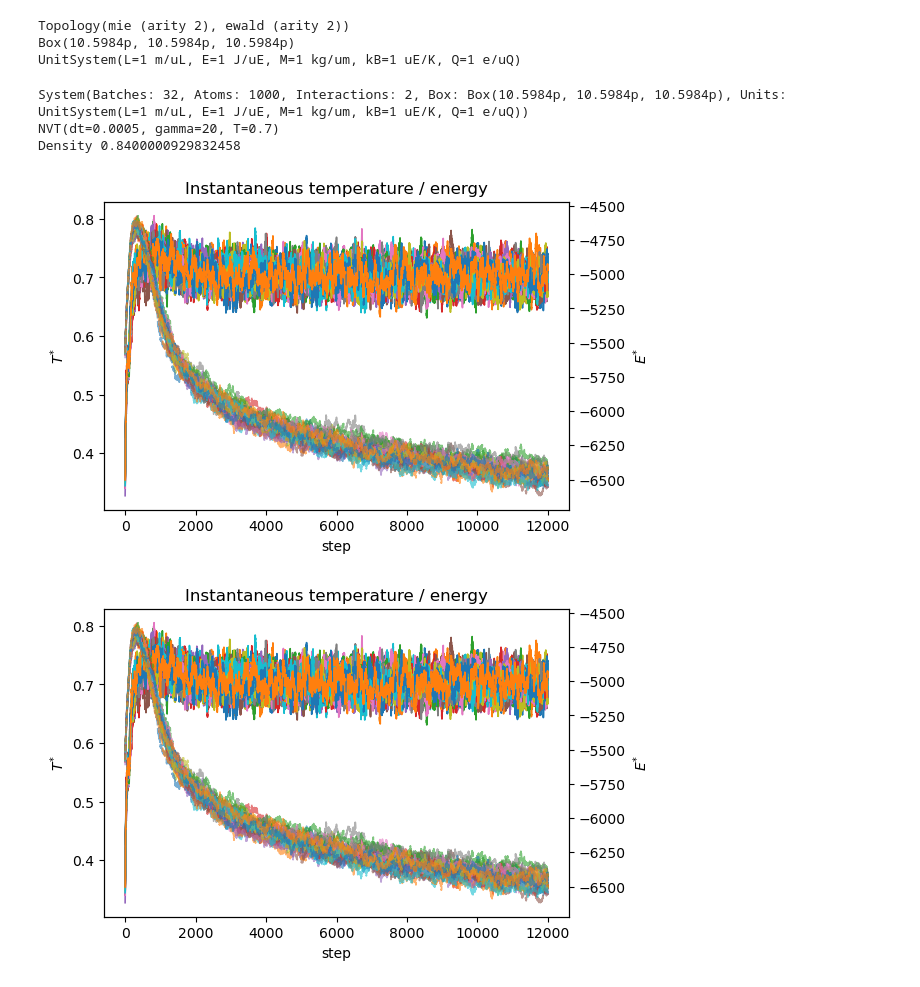
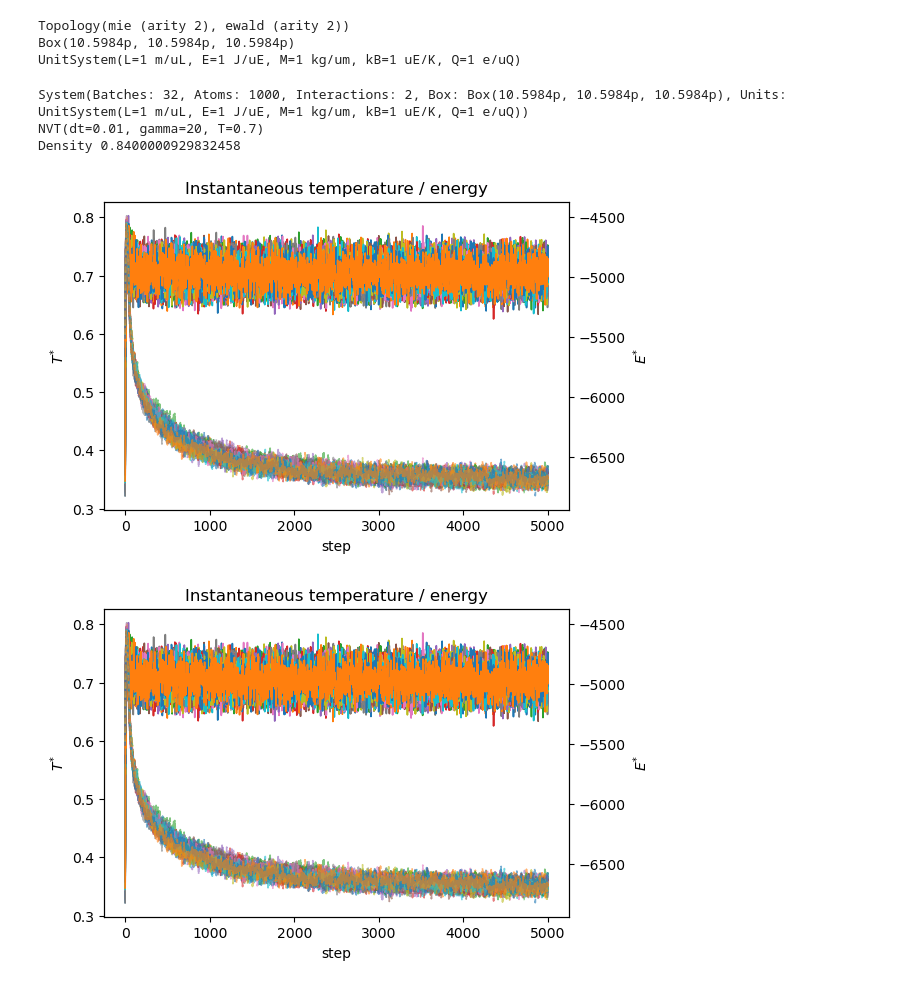
Before and after one commit to WinstonWinstonWinston/SPARK, a Jupyter notebook: examples/EwaldMoltenSalt/MoltenSalt.ipynb, the cells around one changed output. Cells and saved outputs as stored; diff of their text form; code cells hidden in the pictures.

```diff
--- a/examples/EwaldMoltenSalt/MoltenSalt.ipynb
+++ b/examples/EwaldMoltenSalt/MoltenSalt.ipynb
@@ -95,16 +95,16 @@ S = sys.System(pos, mom, mass, top, b, energy_dict, u, node_features)
 S.compile_force_fn()
 print(S)
 dt = 0.005
-integrator = NVT(0.0005,1/(10*dt),0.7)
+integrator = NVT(0.01,1/(10*dt),0.7)
 print(integrator)
 
 print(f"Density {(len(pos[0])/b.volume).item()}")
 # %% [output]
 System(Batches: 32, Atoms: 1000, Interactions: 2, Box: Box(10.5984p, 10.5984p, 10.5984p), Units: UnitSystem(L=1 m/uL, E=1 J/uE, M=1 kg/um, kB=1 uE/K, Q=1 e/uQ))
-NVT(dt=0.0005, gamma=20, T=0.7)
+NVT(dt=0.01, gamma=20, T=0.7)
 Density 0.8400000929832458
 # %%
-steps, eql_time, skip, bins = 2_000, 10_000, 50, 500
+steps, eql_time, skip, bins = 2_000, 3_000, 50, 500
 rmin, rmax = 0.5, 5.0
 
 charge_dict = dict(A=-1, B=1, C=-2, D=2)
@@ -174,35 +174,35 @@ with torch.no_grad():
         step_glob = i + eql_time
         temperature[step_glob] = S.temperature()
         total_energy[step_glob] = S.total_energy()
 
         if step_glob % plot_skip == 0:
             _refresh_plot(step_glob)
 
         if i % skip == 0:
             tslot = i // skip  # time slot in rdfs
 
             for j in range(B):                          # each walker
                 # grab positions per type once per walker to avoid repeats
                 pos_j = {t: (S.pos[j, idx] - b.Lx).detach().cpu()
                            for t, idx in type_idx.items()}
 
                 for pidx, (t1, t2) in enumerate(pairs):
                     rdf = freud.density.RDF(bins=bins, r_max=rmax, r_min=rmin)
                     rdf.compute(system=(box_freud, pos_j[t1]),
                                 query_points=pos_j[t2], reset=False)
                     rdfs[pidx, tslot, j] = torch.tensor(rdf.rdf)
 
         integrator.step(S)
         S.reset_cache()
         # shift all atoms back to the center
         S.pos = S.pos - (S.mass.unsqueeze(-1) * S.pos).sum(dim=1, keepdim=True) / S.mass.sum(dim=1, keepdim=True).unsqueeze(-1)
 
 plt.ioff()
 _refresh_plot(steps + eql_time - 1)
 plt.show()
 # %% [output]
-[figure, old version]
+[figure, new version]
-[figure, old version]
+[figure, new version]
 # %%
 wikirdf = np.loadtxt("../LennardJonesFluid/wikipedia_rdf.csv", delimiter=",")
 
```
Also changed, not shown: parts of 3 cells of this notebook, 1 other file.
